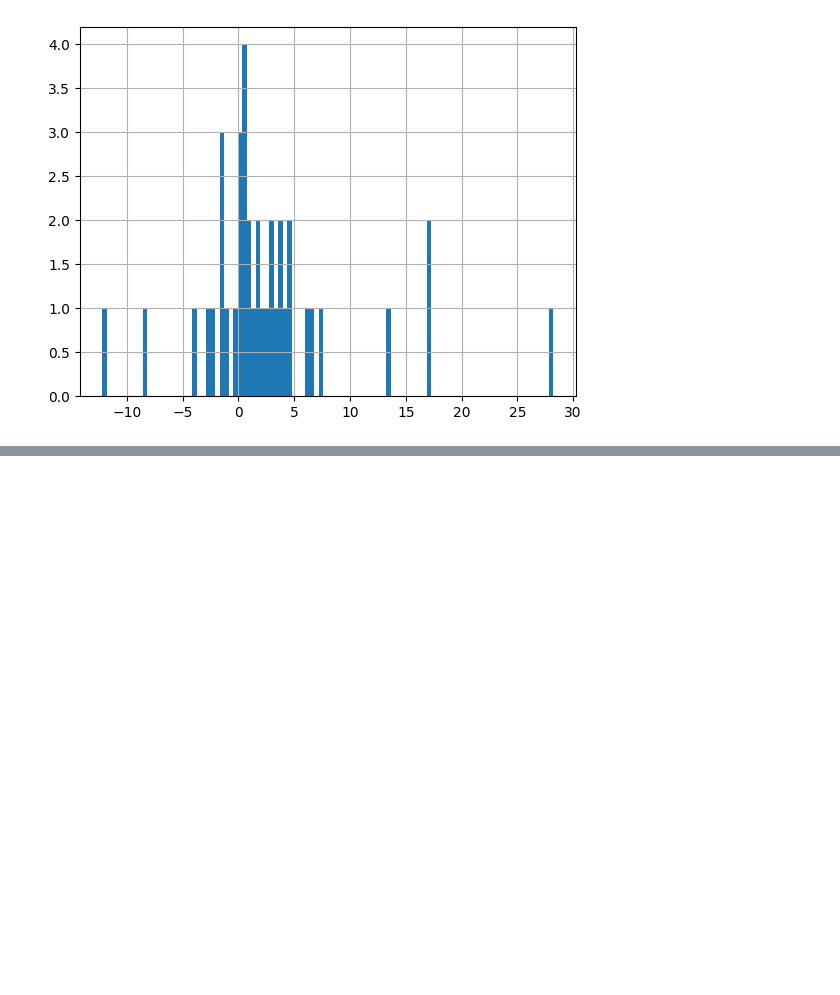
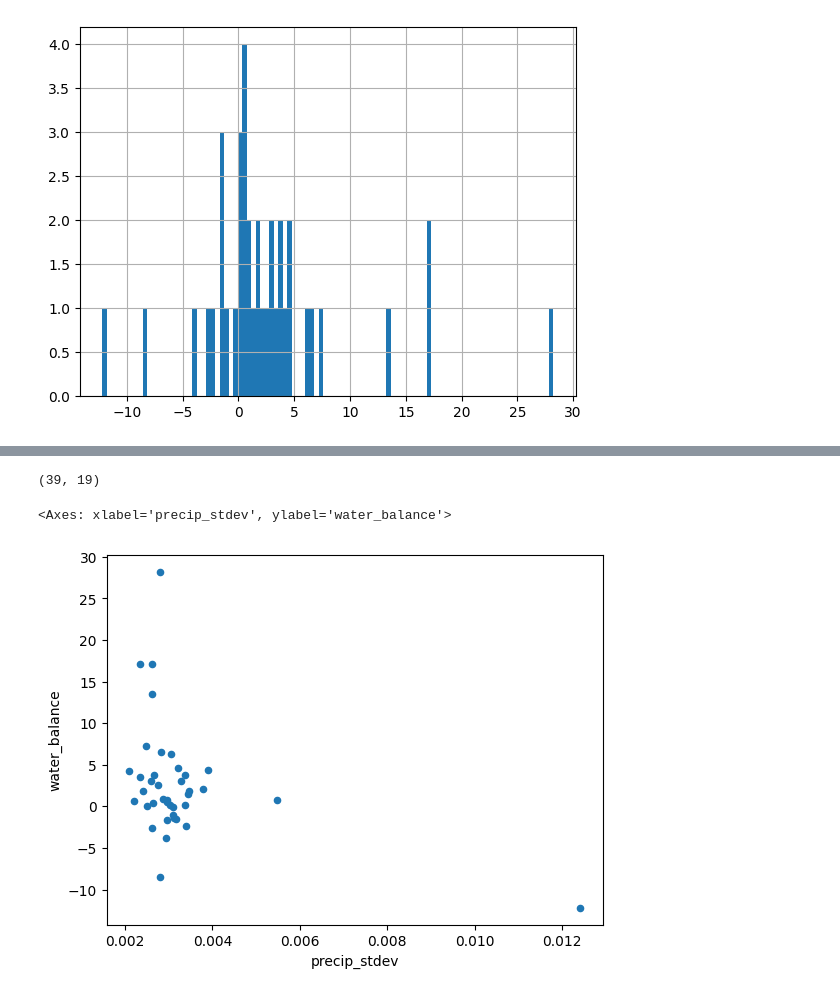
Before and after one commit to 4DModeller/tblakes, a Jupyter notebook: back_to_basins.ipynb, the cells around one changed output, grey strips where cells are left out. Cells and saved outputs as stored; diff of their text form; code cells hidden in the pictures; blank space fills up the shorter version.

Commit message:
otime to add more data

```diff
--- a/back_to_basins.ipynb
+++ b/back_to_basins.ipynb
@@ -115,0 +134,11 @@ Exception: Missing/incomplete configuration file: /Users/mnky9800n/.cdsapirc
+# %%
+precip2010 = xr.open_dataset('data/precip/2010data.nc')
+precip2011 = xr.open_dataset('data/precip/2011data.nc')
+precip = xr.concat([precip2010, precip2011], dim=['longitude', 'latitude'])
+# precip = precip.rio.set_crs(df.crs)
+precip = precip.rio.write_crs(df.crs)
+means = [precip.rio.clip([poly], df.crs).tp.mean().item() for poly in df['.geo'].values]
+stdev = [precip.rio.clip([poly], df.crs).tp.std().item() for poly in df['.geo'].values]
+# %%
+df['precip_means'] = means
+df['precip_stdev'] = stdev
@@ -115,0 +165,9 @@ Exception: Missing/incomplete configuration file: /Users/mnky9800n/.cdsapirc
+# %%
+df.shape
+# %% [output]
+(39, 19)
+# %%
+df.plot.scatter('precip_stdev', 'water_balance')
+# %% [output]
+<Axes: xlabel='precip_stdev', ylabel='water_balance'>
+[figure, added]
```
Also changed, not shown: parts of 8 cells of this notebook.
